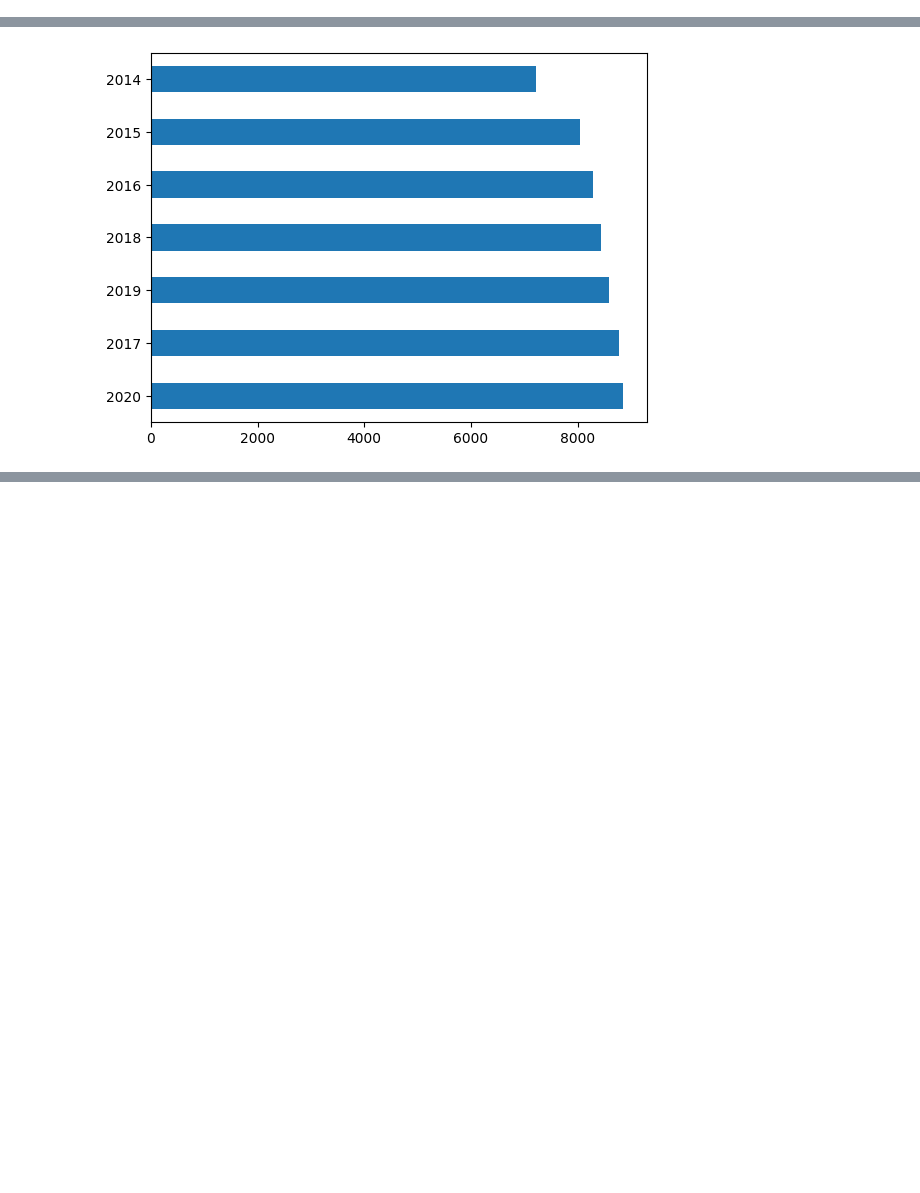
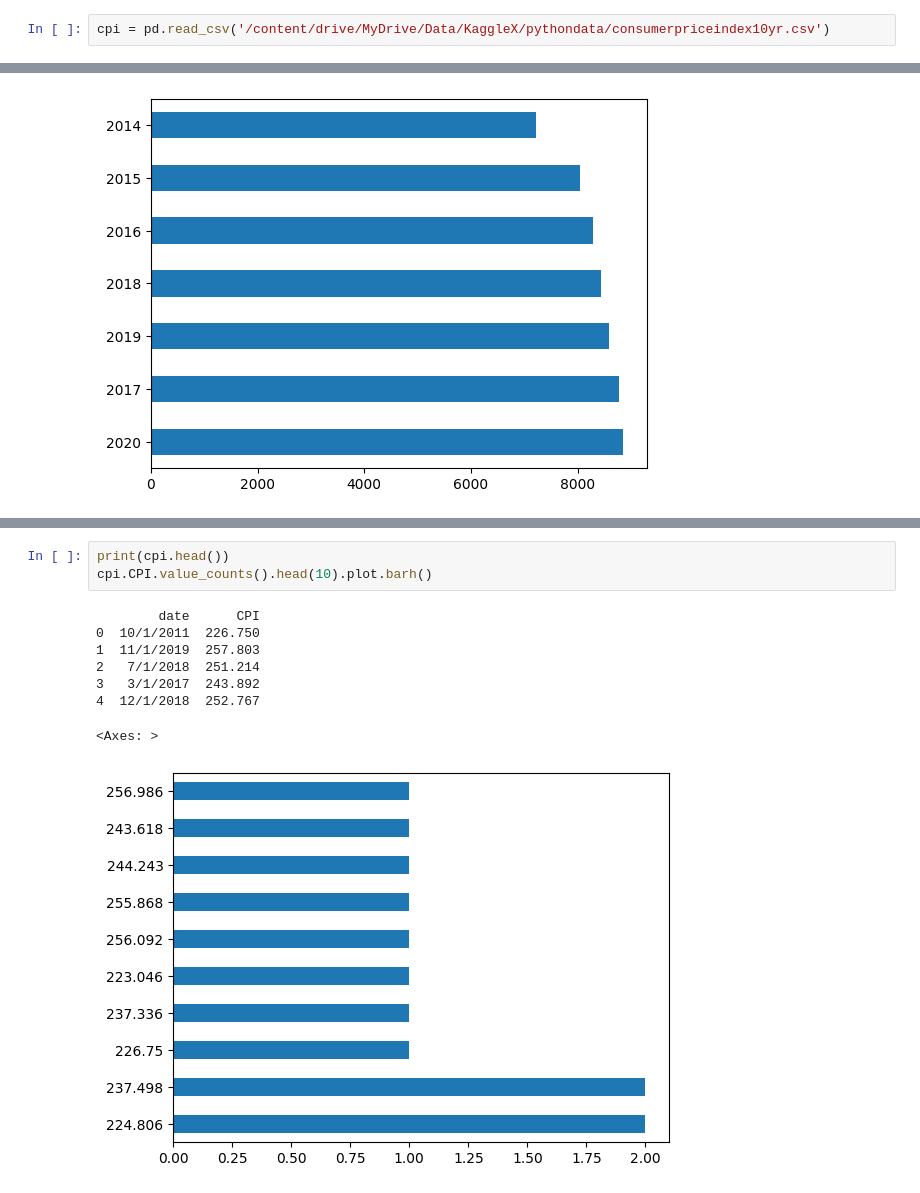
Before and after one commit to JessiPool/KaggleXProject, a Jupyter notebook: AffordableHousingMatrix.ipynb, the cells around one changed output, grey strips where cells are left out. Cells and saved outputs as stored; diff of their text form; blank space fills up the shorter version.

```diff
--- a/AffordableHousingMatrix.ipynb
+++ b/AffordableHousingMatrix.ipynb
@@ -15,3 +16,5 @@ Mounted at /content/drive
 inventory = pd.read_csv('/content/drive/MyDrive/Data/KaggleX/pythondata/SampleInventorySales10yr.csv')
 # %%
 rental = pd.read_csv('/content/drive/MyDrive/Data/KaggleX/pythondata/SampleRentals20142020.csv')
+# %%
+cpi = pd.read_csv('/content/drive/MyDrive/Data/KaggleX/pythondata/consumerpriceindex10yr.csv')
@@ -67,0 +103,12 @@ rental.year_only.value_counts().head(10).plot.barh()
+# %%
+print(cpi.head())
+cpi.CPI.value_counts().head(10).plot.barh()
+# %% [output]
+        date      CPI
+0  10/1/2011  226.750
+1  11/1/2019  257.803
+2   7/1/2018  251.214
+3   3/1/2017  243.892
+4  12/1/2018  252.767
+<Axes: >
+[figure, added]
```
Also changed, not shown: parts of 17 cells of this notebook.
